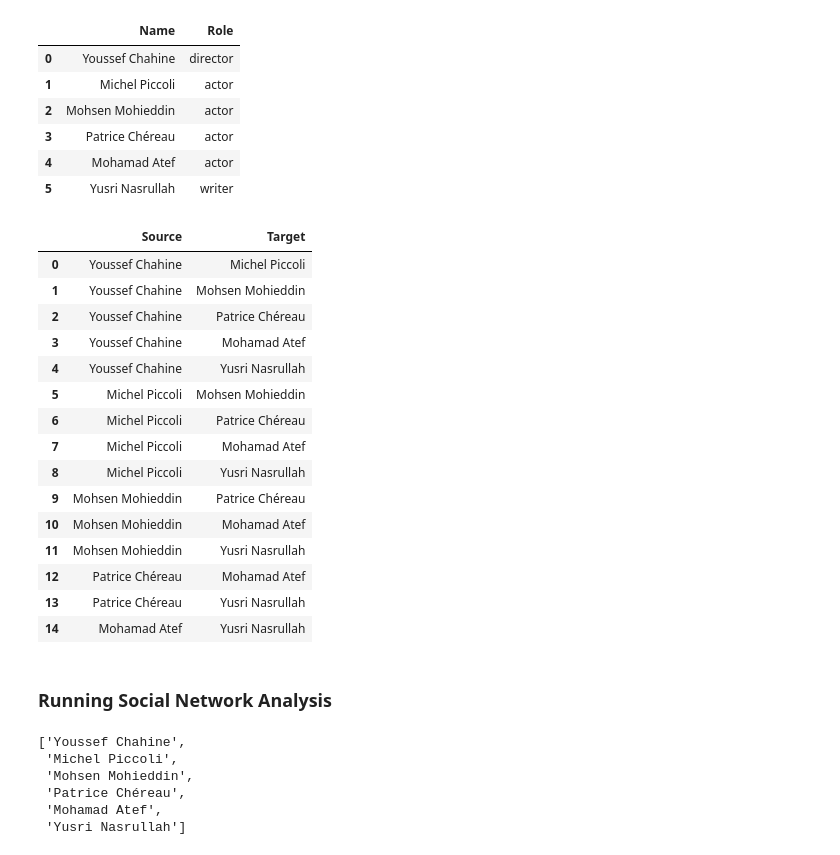
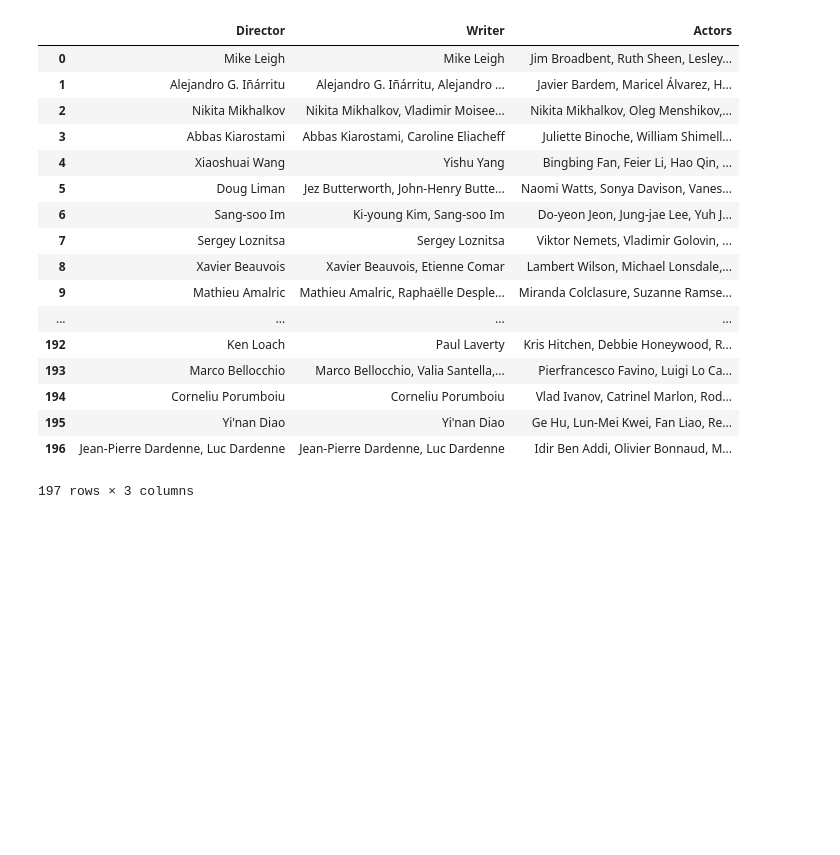
Before and after one commit to cynthia-d-yue/thesis, a Jupyter notebook: network_analysis.ipynb, the cells around one changed output. Cells and saved outputs as stored; diff of their text form; code cells hidden in the pictures; blank space fills up the shorter version.

```diff
--- a/network_analysis.ipynb
+++ b/network_analysis.ipynb
@@ -23 +22,23 @@ df_network.head()
+# %%
+df_cannes_2010_2019 = df[(df['festival'] == 'cannes') & (df['year_festival'] >= 2010)].reset_index(drop=True)
+df_cannes_2010_2019[['Director', 'Writer', 'Actors']]
+# %% [output]
+|  | Director | Writer | Actors |
+| 0 | Mike Leigh | Mike Leigh | Jim Broadbent, Ruth Sheen, Lesley... |
+| 1 | Alejandro G. Iñárritu | Alejandro G. Iñárritu, Alejandro ... | Javier Bardem, Maricel Álvarez, H... |
+| 2 | Nikita Mikhalkov | Nikita Mikhalkov, Vladimir Moisee... | Nikita Mikhalkov, Oleg Menshikov,... |
+| 3 | Abbas Kiarostami | Abbas Kiarostami, Caroline Eliacheff | Juliette Binoche, William Shimell... |
+| 4 | Xiaoshuai Wang | Yishu Yang | Bingbing Fan, Feier Li, Hao Qin, ... |
+| 5 | Doug Liman | Jez Butterworth, John-Henry Butte... | Naomi Watts, Sonya Davison, Vanes... |
+| 6 | Sang-soo Im | Ki-young Kim, Sang-soo Im | Do-yeon Jeon, Jung-jae Lee, Yuh J... |
+| 7 | Sergey Loznitsa | Sergey Loznitsa | Viktor Nemets, Vladimir Golovin, ... |
+| 8 | Xavier Beauvois | Xavier Beauvois, Etienne Comar | Lambert Wilson, Michael Lonsdale,... |
+| 9 | Mathieu Amalric | Mathieu Amalric, Raphaëlle Desple... | Miranda Colclasure, Suzanne Ramse... |
+| ... | ... | ... | ... |
+| 192 | Ken Loach | Paul Laverty | Kris Hitchen, Debbie Honeywood, R... |
+| 193 | Marco Bellocchio | Marco Bellocchio, Valia Santella,... | Pierfrancesco Favino, Luigi Lo Ca... |
+| 194 | Corneliu Porumboiu | Corneliu Porumboiu | Vlad Ivanov, Catrinel Marlon, Rod... |
+| 195 | Yi'nan Diao | Yi'nan Diao | Ge Hu, Lun-Mei Kwei, Fan Liao, Re... |
+| 196 | Jean-Pierre Dardenne, Luc Dardenne | Jean-Pierre Dardenne, Luc Dardenne | Idir Ben Addi, Olivier Bonnaud, M... |
+197 rows × 3 columns
 # %%
@@ -33,48 +62,5 @@ people.extend(writers)
-# %%
-name = [person[0] for person in people]
-role = [person[1] for person in people]
-nodelist = pd.DataFrame({'Name': name,
-                         'Role': role})
-nodelist = nodelist.drop_duplicates(subset='Name').reset_index(drop=True)
-nodelist
-# %% [output]
-|  | Name | Role |
-| 0 | Youssef Chahine | director |
-| 1 | Michel Piccoli | actor |
-| 2 | Mohsen Mohieddin | actor |
-| 3 | Patrice Chéreau | actor |
-| 4 | Mohamad Atef | actor |
-| 5 | Yusri Nasrullah | writer |
 # %%
-edges = [combo for combo in itertools.combinations(nodelist['Name'], 2)]
-edgelist = pd.DataFrame(edges, columns=['Source', 'Target'])
-edgelist
+def get_edgelist(nodelist):
+    edges = [combo + (1,) for combo in itertools.combinations(nodelist['Name'], 2)]
+    edgelist = pd.DataFrame(edges, columns=['Source', 'Target', 'Weight'])
+    return edges, edgelist
-# %% [output]
-|  | Source | Target |
-| 0 | Youssef Chahine | Michel Piccoli |
-| 1 | Youssef Chahine | Mohsen Mohieddin |
-| 2 | Youssef Chahine | Patrice Chéreau |
-| 3 | Youssef Chahine | Mohamad Atef |
-| 4 | Youssef Chahine | Yusri Nasrullah |
-| 5 | Michel Piccoli | Mohsen Mohieddin |
-| 6 | Michel Piccoli | Patrice Chéreau |
-| 7 | Michel Piccoli | Mohamad Atef |
-| 8 | Michel Piccoli | Yusri Nasrullah |
-| 9 | Mohsen Mohieddin | Patrice Chéreau |
-| 10 | Mohsen Mohieddin | Mohamad Atef |
-| 11 | Mohsen Mohieddin | Yusri Nasrullah |
-| 12 | Patrice Chéreau | Mohamad Atef |
-| 13 | Patrice Chéreau | Yusri Nasrullah |
-| 14 | Mohamad Atef | Yusri Nasrullah |
-# %% [markdown]
-### Running Social Network Analysis
-# %%
-node_names = list(nodelist['Name'])
-node_names
-# %% [output]
-['Youssef Chahine',
- 'Michel Piccoli',
- 'Mohsen Mohieddin',
- 'Patrice Chéreau',
- 'Mohamad Atef',
- 'Yusri Nasrullah']
```
Also changed, not shown: parts of 21 cells of this notebook.
